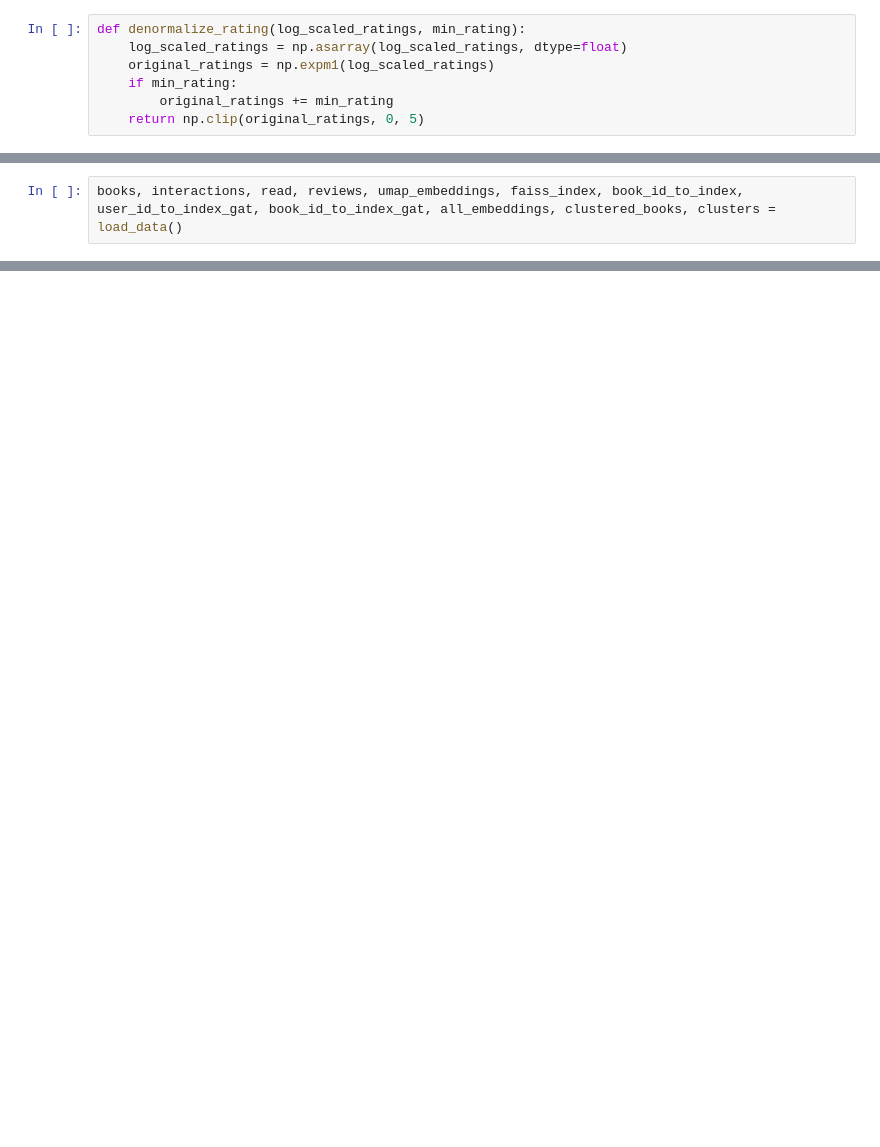
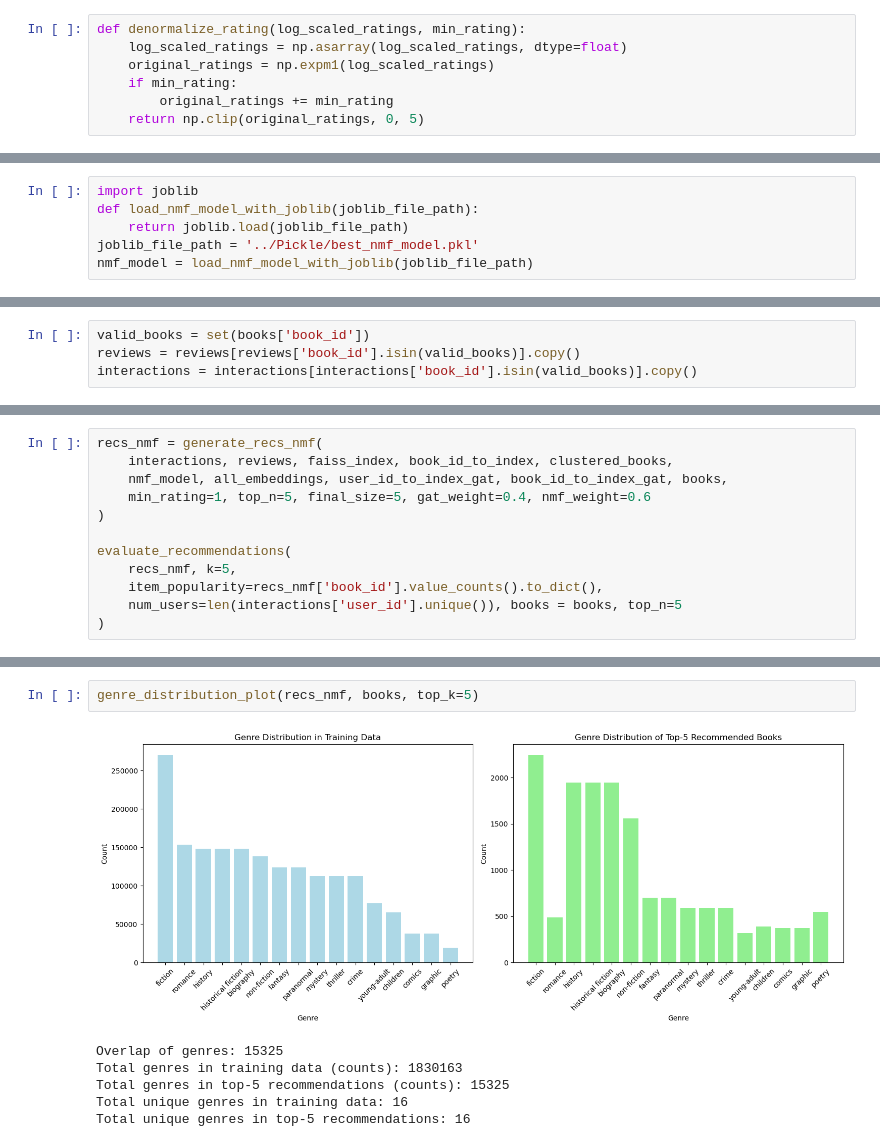
Before and after one commit to mud66/Recommender-System-GoodReads, a Jupyter notebook: Hybrid/Hybrid.ipynb, the cells around one changed output, grey strips where cells are left out. Cells and saved outputs as stored; diff of their text form; blank space fills up the shorter version.

```diff
--- a/Hybrid/Hybrid.ipynb
+++ b/Hybrid/Hybrid.ipynb
@@ -359,2 +53,0 @@ def merge_recommendations_weighted(gat_recs, nmf_recs, final_size=5, gat_weight=
-# %%
-books, interactions, read, reviews, umap_embeddings, faiss_index, book_id_to_index, user_id_to_index_gat, book_id_to_index_gat, all_embeddings, clustered_books, clusters = load_data()
@@ -451,0 +54,6 @@ def recommend_for_user(user_id, interactions, reviews, umap_embeddings, faiss_in
+# %%
+import joblib
+def load_nmf_model_with_joblib(joblib_file_path):
+    return joblib.load(joblib_file_path)
+joblib_file_path = '../Pickle/best_nmf_model.pkl'
+nmf_model = load_nmf_model_with_joblib(joblib_file_path)
@@ -451,0 +350,4 @@ def recommend_for_user(user_id, interactions, reviews, umap_embeddings, faiss_in
+# %%
+valid_books = set(books['book_id'])
+reviews = reviews[reviews['book_id'].isin(valid_books)].copy()
+interactions = interactions[interactions['book_id'].isin(valid_books)].copy()
@@ -451,0 +706,12 @@ def recommend_for_user(user_id, interactions, reviews, umap_embeddings, faiss_in
+# %%
+recs_nmf = generate_recs_nmf(
+    interactions, reviews, faiss_index, book_id_to_index, clustered_books,
+    nmf_model, all_embeddings, user_id_to_index_gat, book_id_to_index_gat, books,
+    min_rating=1, top_n=5, final_size=5, gat_weight=0.4, nmf_weight=0.6
+)
+
+evaluate_recommendations(
+    recs_nmf, k=5,
+    item_popularity=recs_nmf['book_id'].value_counts().to_dict(),
+    num_users=len(interactions['user_id'].unique()), books = books, top_n=5
+)
@@ -451,0 +1388,9 @@ def recommend_for_user(user_id, interactions, reviews, umap_embeddings, faiss_in
+# %%
+genre_distribution_plot(recs_nmf, books, top_k=5)
+# %% [output]
+[figure, added]
+Overlap of genres: 15325
+Total genres in training data (counts): 1830163
+Total genres in top-5 recommendations (counts): 15325
+Total unique genres in training data: 16
+Total unique genres in top-5 recommendations: 16
```
Also changed, not shown: parts of 42 cells of this notebook, 7 other files.
